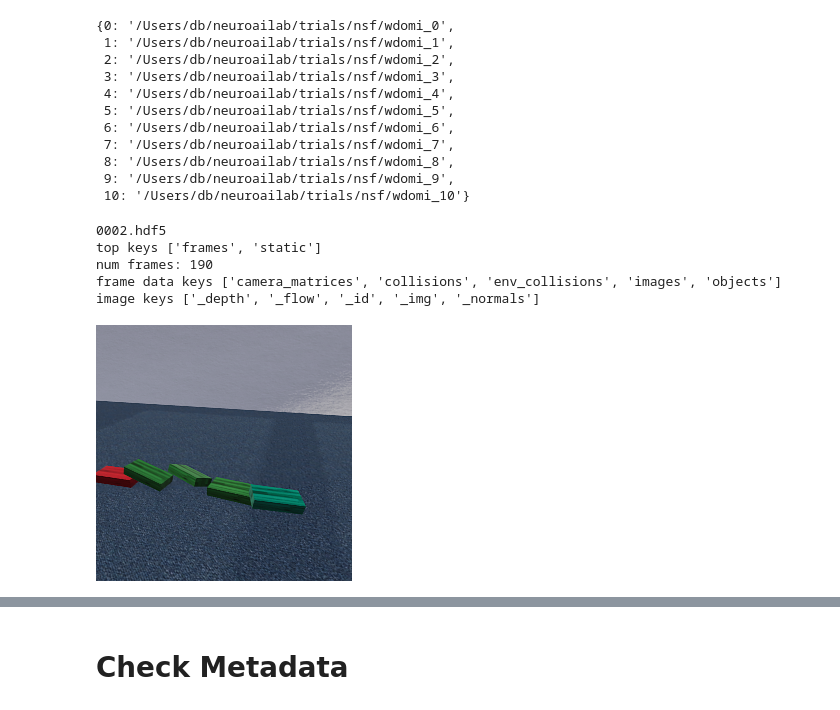
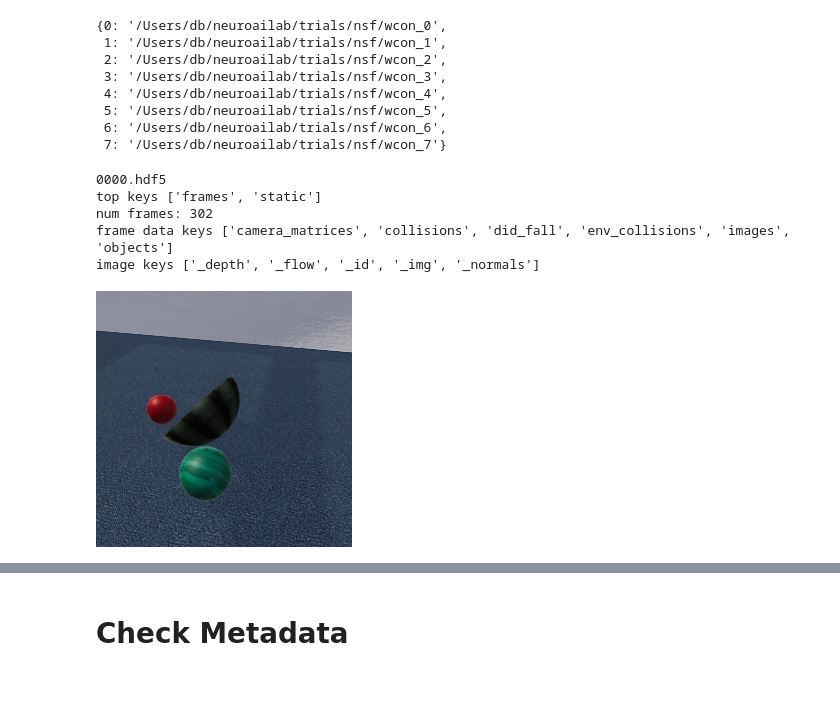
Before and after one commit to alters-mit/tdw_physics, a Jupyter notebook: notebooks/Dominoes_db011921.ipynb, the cells around one changed output, grey strips where cells are left out. Drawn from its saved outputs; the diff is of its cells as text; code cells hidden in the pictures.

```diff
--- a/notebooks/Dominoes_db011921.ipynb
+++ b/notebooks/Dominoes_db011921.ipynb
@@ -9,49 +9,46 @@ import io
 import pickle
 from collections import OrderedDict
 # %%
-dirstem = os.path.join(os.path.expanduser('~'), 'neuroailab', 'trials', 'nsf', 'wdomi_*')
+dirstem = os.path.join(os.path.expanduser('~'), 'neuroailab', 'trials', 'nsf', 'wcon_*')
 trials = sorted(glob.glob(dirstem), key=lambda t: int(t.split('_')[-1]))
 trials = {int(trial.split('_')[-1]): trial for trial in trials}
 trials
 # %% [output]
-{0: '/Users/db/neuroailab/trials/nsf/wdomi_0',
- 1: '/Users/db/neuroailab/trials/nsf/wdomi_1',
- 2: '/Users/db/neuroailab/trials/nsf/wdomi_2',
- 3: '/Users/db/neuroailab/trials/nsf/wdomi_3',
- 4: '/Users/db/neuroailab/trials/nsf/wdomi_4',
- 5: '/Users/db/neuroailab/trials/nsf/wdomi_5',
- 6: '/Users/db/neuroailab/trials/nsf/wdomi_6',
- 7: '/Users/db/neuroailab/trials/nsf/wdomi_7',
- 8: '/Users/db/neuroailab/trials/nsf/wdomi_8',
- 9: '/Users/db/neuroailab/trials/nsf/wdomi_9',
- 10: '/Users/db/neuroailab/trials/nsf/wdomi_10'}
+{0: '/Users/db/neuroailab/trials/nsf/wcon_0',
+ 1: '/Users/db/neuroailab/trials/nsf/wcon_1',
+ 2: '/Users/db/neuroailab/trials/nsf/wcon_2',
+ 3: '/Users/db/neuroailab/trials/nsf/wcon_3',
+ 4: '/Users/db/neuroailab/trials/nsf/wcon_4',
+ 5: '/Users/db/neuroailab/trials/nsf/wcon_5',
+ 6: '/Users/db/neuroailab/trials/nsf/wcon_6',
+ 7: '/Users/db/neuroailab/trials/nsf/wcon_7'}
 # %%
-TDW_DIR = trials[10]
-TNUM = 2
+TDW_DIR = trials[6]
+TNUM = 0
 FILE = "%04d.hdf5" % TNUM
 print(FILE)
-view_frame = 200
+view_frame = 150
 f = h5py.File(os.path.join(TDW_DIR, FILE))
 
 # print the data structure
 print("top keys", [k for k in f.keys()])
 frames = f['frames']
 n_frames = len([k for k in frames.keys()])
 print("num frames: {}".format(n_frames))
 view_frame = np.minimum(view_frame, n_frames - 1)
 frame = frames["%04d" % (view_frame)]
 print("frame data keys", [k for k in frame.keys()])
 img = frame['images']
 print("image keys", [k for k in img.keys()])
 _img = Image.open(io.BytesIO(img["_img"][:]))
 _img
 # %% [output]
-0002.hdf5
+0000.hdf5
 top keys ['frames', 'static']
-num frames: 190
-frame data keys ['camera_matrices', 'collisions', 'env_collisions', 'images', 'objects']
+num frames: 302
+frame data keys ['camera_matrices', 'collisions', 'did_fall', 'env_collisions', 'images', 'objects']
 image keys ['_depth', '_flow', '_id', '_img', '_normals']
-[figure, old version]
+[figure, new version]
 # %%
 %matplotlib nbagg
 SAVE = False
```
Also changed, not shown: 2 other files.
